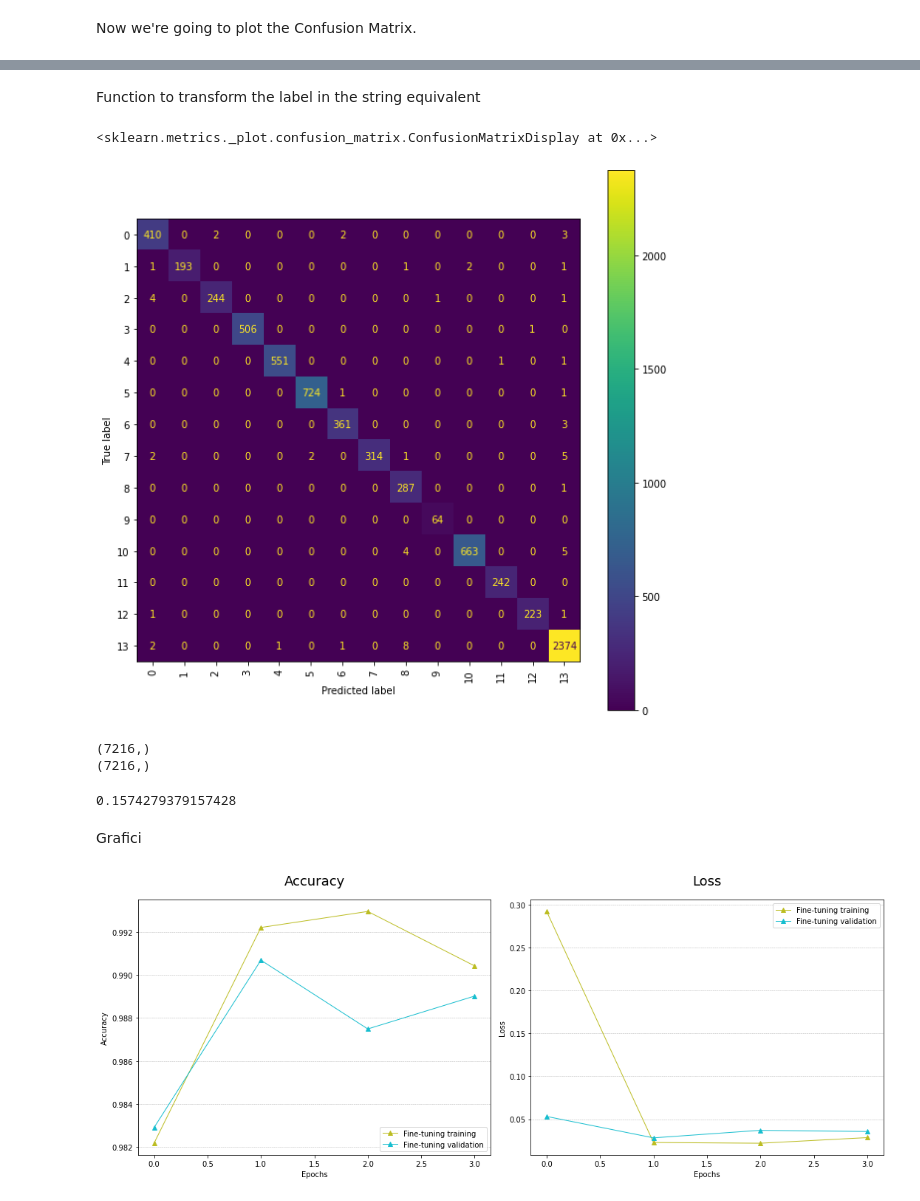
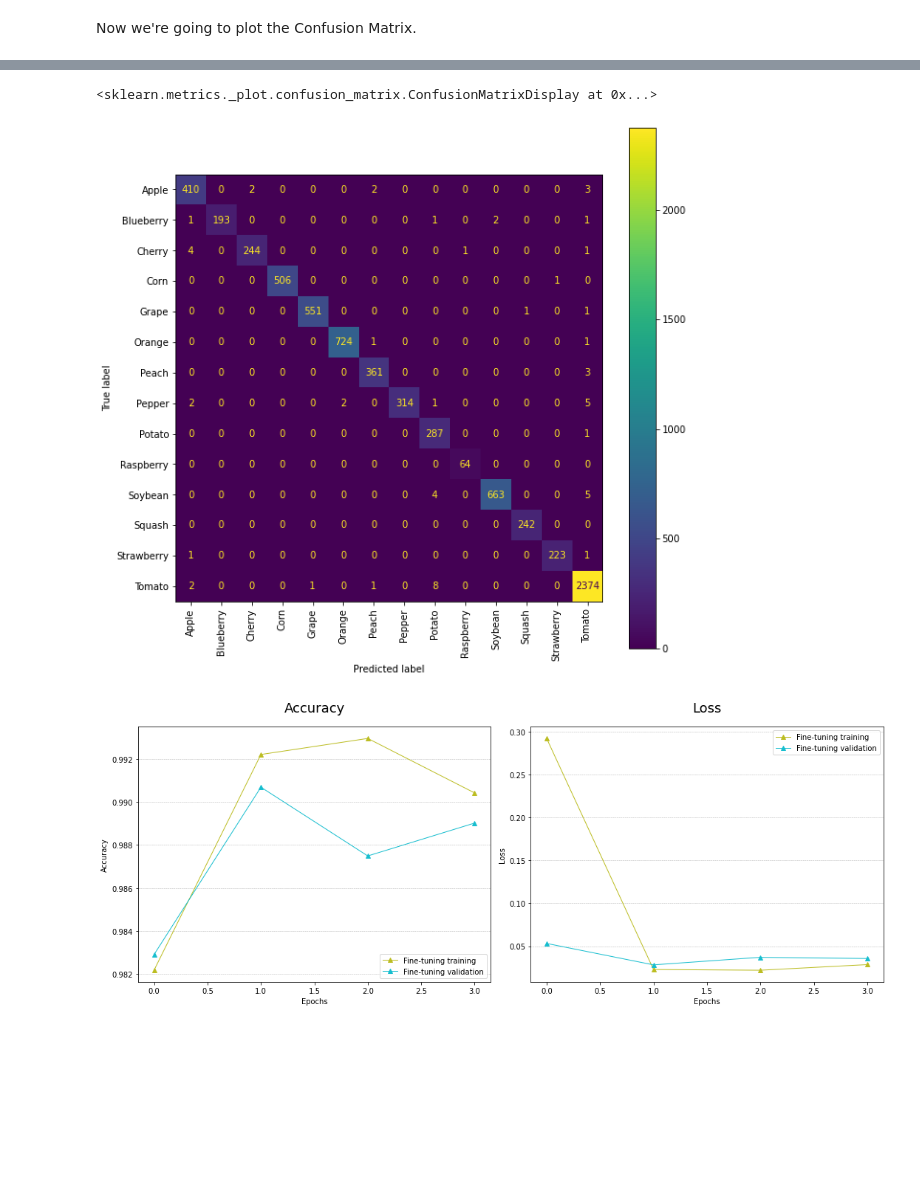
Before and after one commit to EdoardoMorucci/Plant-Leaves-Search-Engine---MIRCV, a Jupyter notebook: model_fine_tuning.ipynb, the cells around one changed output, grey strips where cells are left out. Cells and saved outputs as stored; diff of their text form; code cells hidden in the pictures; blank space fills up the shorter version.

Commit message:
Sistema confusion matrix con label esatte

```diff
--- a/model_fine_tuning.ipynb
+++ b/model_fine_tuning.ipynb
@@ -309,32 +305,15 @@ print(test_predictions)
 0.9916851441241685
 [ 0  0  0 ... 13 13 13]
 [ 0  0  0 ... 13 13 13]
-# %% [markdown]
-Function to transform the label in the string equivalent
 # %%
+from sklearn.metrics import ConfusionMatrixDisplay
+# plot confusion matrix
 label_string = ['Apple', 'Blueberry', 'Cherry', 'Corn', 'Grape', 'Orange', 'Peach', 'Pepper', 'Potato', 'Raspberry', 'Soybean', 'Squash', 'Strawberry', 'Tomato']
-def transform_label(labels_int):
-  for label_string in labels_string:
+fig, ax = plt.subplots(figsize=(10, 10))
+ConfusionMatrixDisplay.from_predictions(test_labels, test_predictions, xticks_rotation='vertical', ax=ax, display_labels=label_string)
+# %% [output]
+<sklearn.metrics._plot.confusion_matrix.ConfusionMatrixDisplay at 0x...>
+[figure, added]
-# %%
-from sklearn.metrics import ConfusionMatrixDisplay
-# plot confusion matrix
-fig, ax = plt.subplots(figsize=(10, 10))
-ConfusionMatrixDisplay.from_predictions(test_labels, test_predictions, xticks_rotation='vertical', ax=ax)
-# %% [output]
-<sklearn.metrics._plot.confusion_matrix.ConfusionMatrixDisplay at 0x...>
-[figure, removed]
-# %%
-print(test_labels.shape)
-print(test_predictions.shape)
-# %% [output]
-(7216,)
-(7216,)
-# %%
-print(accuracy_score(test_labels, test_predictions) )
-# %% [output]
-0.1574279379157428
-# %% [markdown]
-Grafici
 # %%
 # data from fine-tuning training
 ft_acc = history.history['accuracy']
```
Also changed, not shown: parts of 3 cells of this notebook.
